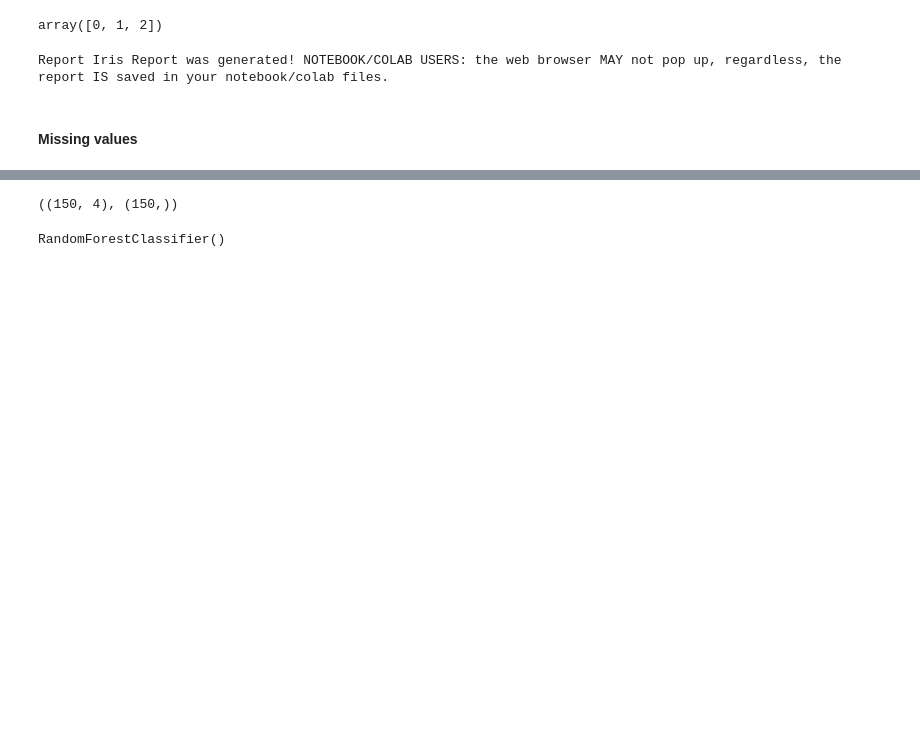
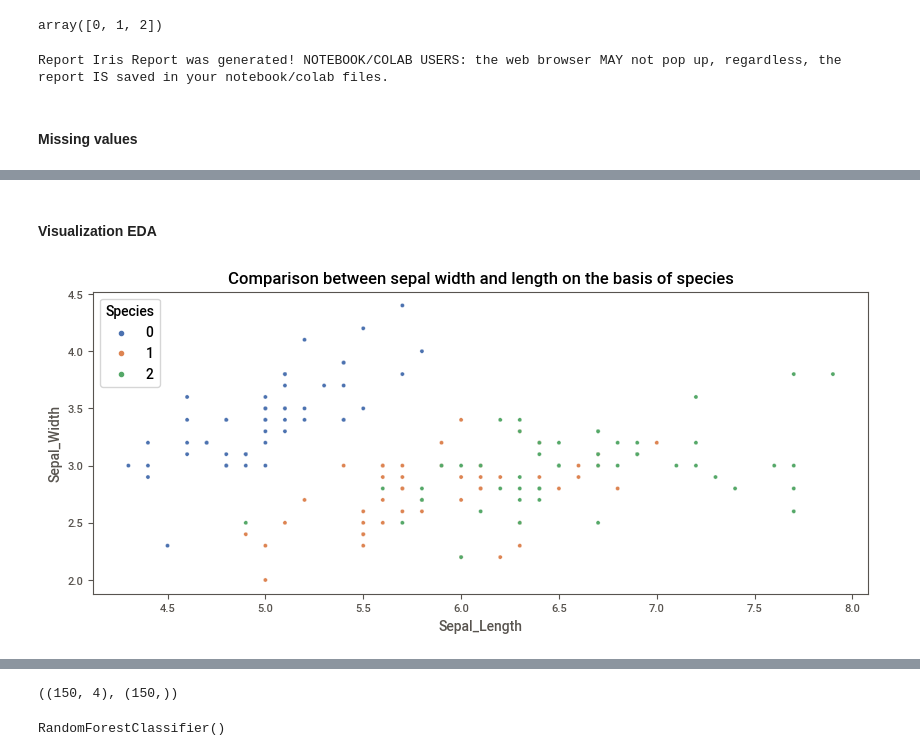
Before and after one commit to kumarg160491/LGMVIP-DataScience, a Jupyter notebook: Iris Dataset.ipynb, the cells around one changed output, grey strips where cells are left out. Saved outputs shown, nothing was run; the diff lists cells and outputs as text; code cells hidden in the pictures; blank space fills up the shorter version.

```diff
--- a/Iris Dataset.ipynb
+++ b/Iris Dataset.ipynb
@@ -63 +71,10 @@ Species          0
 dtype: int64
+# %% [markdown]
+#### Visualization EDA
+# %%
+plt.figure(figsize=(10,4))
+plt.title('Comparison between sepal width and length on the basis of species')
+sns.scatterplot(df['Sepal_Length'],df['Sepal_Width'],hue=df['Species'],palette='deep')
+plt.show()
+# %% [output]
+[figure, added]
```
Also changed, not shown: parts of 13 cells of this notebook.
